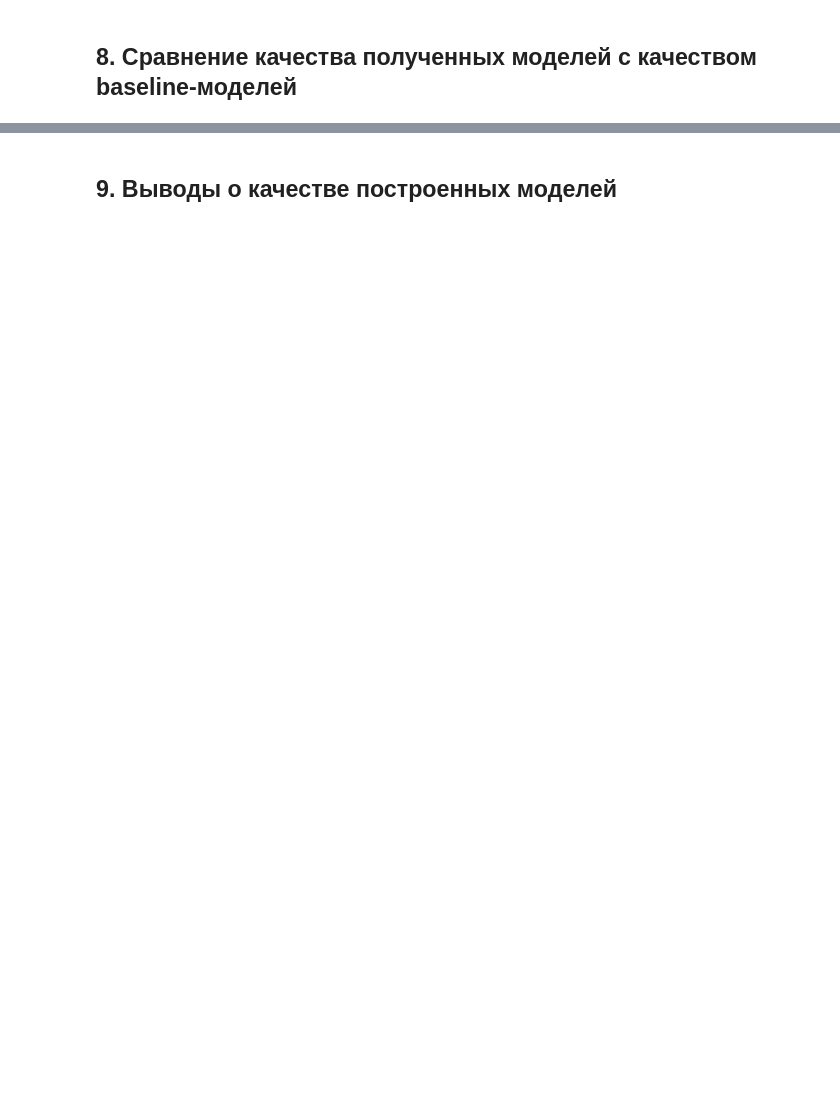
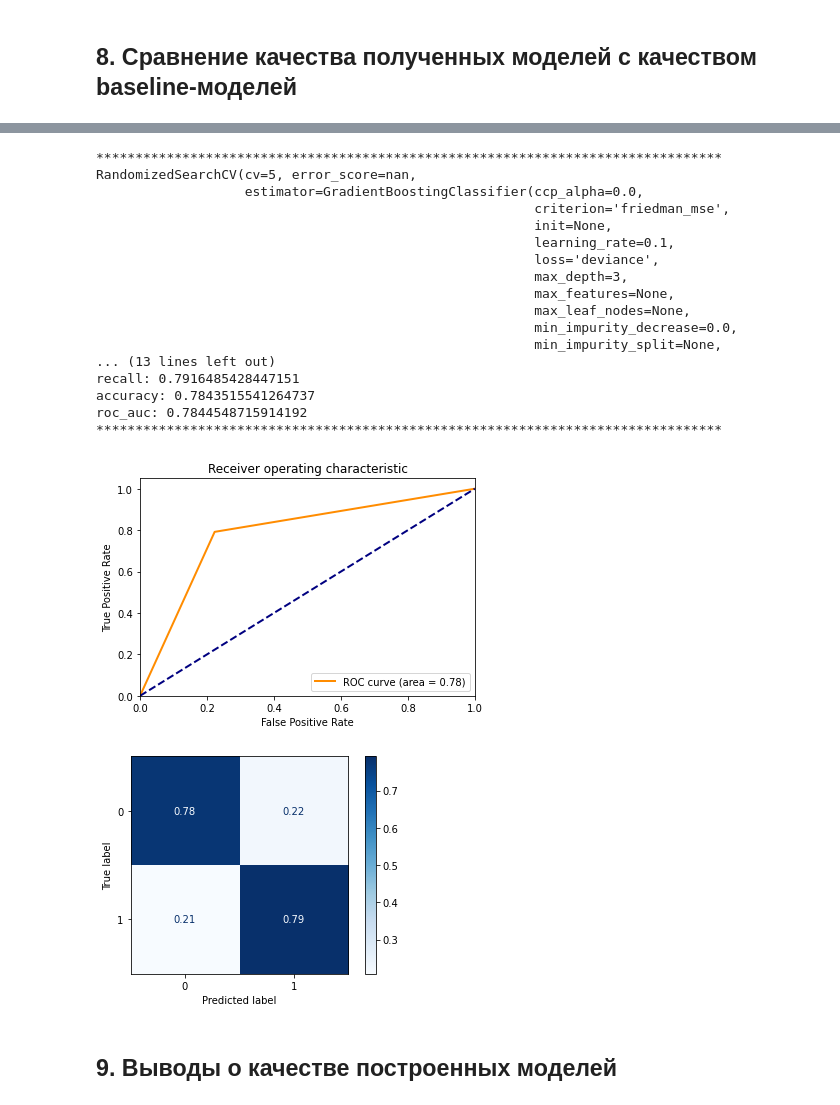
Before and after one commit to crueltycute/ML-spring-2020, a Jupyter notebook: coursework/coursework.ipynb, the cells around one changed output, grey strips where cells are left out. Saved outputs shown, nothing was run; the diff lists cells and outputs as text; code cells hidden in the pictures; blank space fills up the shorter version.

```diff
--- a/coursework/coursework.ipynb
+++ b/coursework/coursework.ipynb
@@ -500,0 +493,5 @@ GridSearchCV(cv=5, error_score=nan,
+# %%
+%%time
+gb_parameters = {'learning_rate': [1e-3, 1e-2, 1e-1], 'subsample': uniform(0.5, 1.0), 'n_estimators': randint(1, 100), 'max_depth': randint(1, 10)}
+clf_gs = RandomizedSearchCV(GradientBoostingClassifier(), gb_parameters, cv=5, scoring='accuracy', n_jobs=-1, n_iter=10)
+clf_gs.fit(X, Y)
@@ -552,2 +615,24 @@ DecisionTreeClassifier(ccp_alpha=0.0, class_weight=None, criterion='gini',
+# %%
+test_model('GB_tuned', RandomizedSearchCV(GradientBoostingClassifier(), gb_parameters, cv=5, scoring='accuracy', n_jobs=-1, n_iter=10), metricLogger)
+# %% [output]
+********************************************************************************
+RandomizedSearchCV(cv=5, error_score=nan,
+                   estimator=GradientBoostingClassifier(ccp_alpha=0.0,
+                                                        criterion='friedman_mse',
+                                                        init=None,
+                                                        learning_rate=0.1,
+                                                        loss='deviance',
+                                                        max_depth=3,
+                                                        max_features=None,
+                                                        max_leaf_nodes=None,
+                                                        min_impurity_decrease=0.0,
+                                                        min_impurity_split=None,
+... (13 lines left out)
+recall: 0.7916485428447151
+accuracy: 0.7843515541264737
+roc_auc: 0.7844548715914192
+********************************************************************************
+[figure, added]
+[figure, added]
 # %% [markdown]
 ## 9. Выводы о качестве построенных моделей
```
Also changed, not shown: parts of 40 cells of this notebook, 1 other file.
